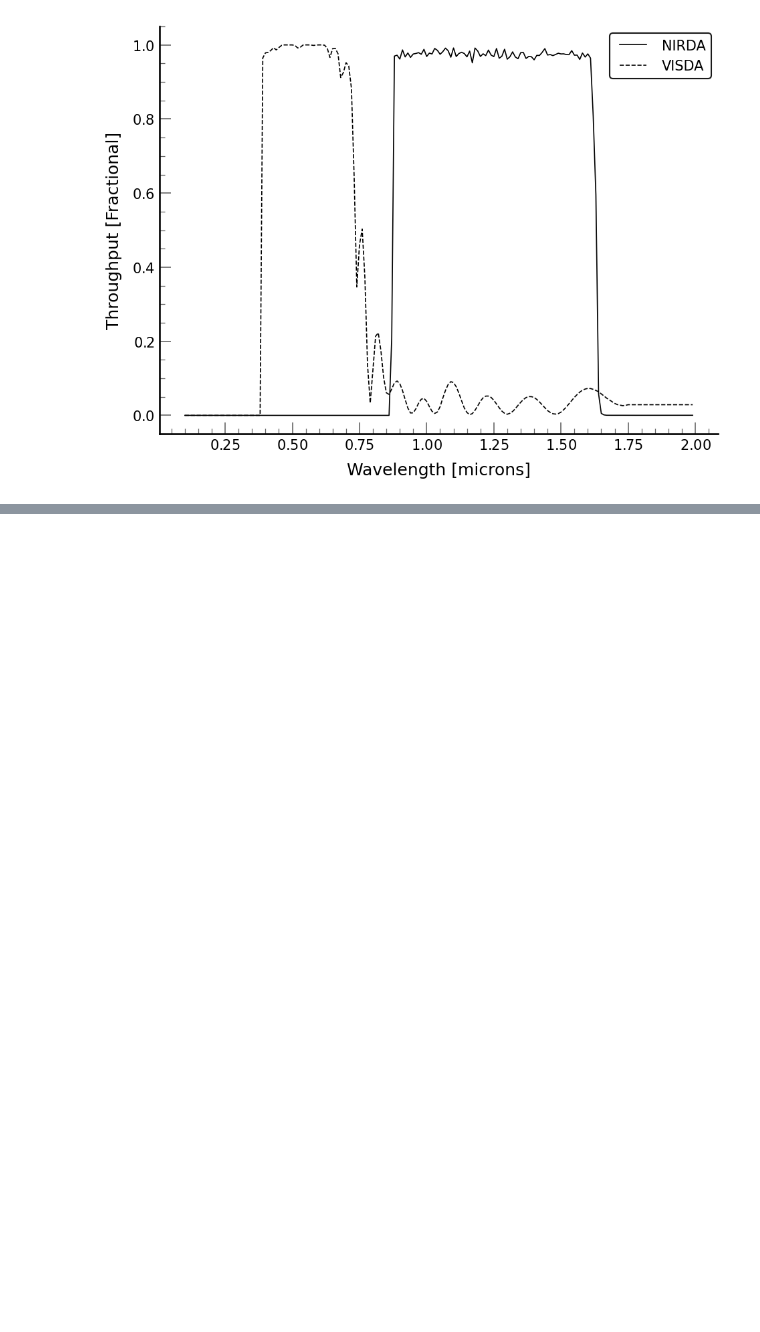
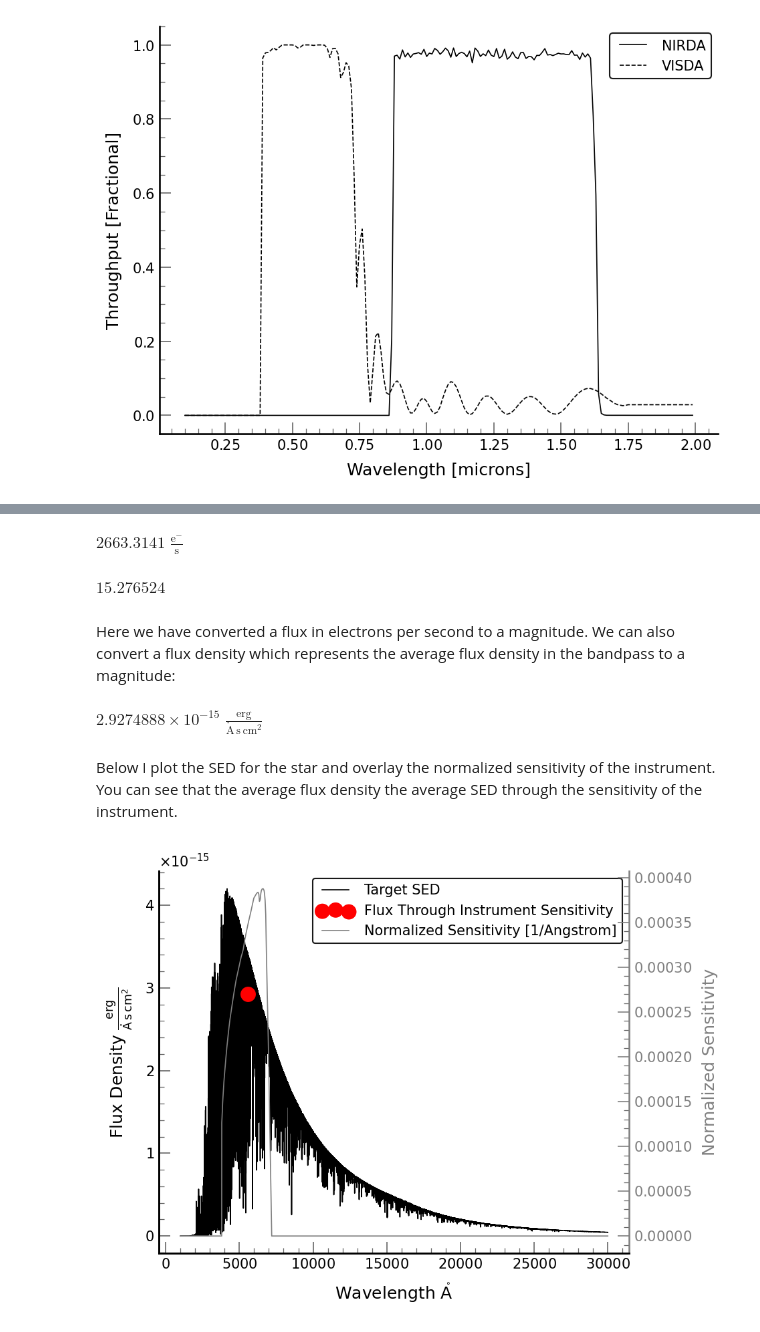
Before and after one commit to PandoraMission/pandora-sat, a Jupyter notebook: docs/intro-to-pandorasat.ipynb, the cells around one changed output, grey strips where cells are left out. Saved outputs shown, nothing was run; the diff lists cells and outputs as text; code cells hidden in the pictures; blank space fills up the shorter version.

```diff
--- a/docs/intro-to-pandorasat.ipynb
+++ b/docs/intro-to-pandorasat.ipynb
@@ -84,0 +136,50 @@ $16.442782 \; \mathrm{}$
+# %%
+flux = np.trapz((sed * visda.sensitivity(wav)), wav)
+flux
+# %% [output]
+$2663.3141 \; \mathrm{\frac{e^{-}}{s}}$
+# %%
+visda.flux_to_mag(flux)
+# %% [output]
+$15.276524 \; \mathrm{}$
+# %% [markdown]
+Here we have converted a flux in electrons per second to a magnitude. We can also convert a flux density which represents the average flux density in the bandpass to a magnitude:
+# %%
+normalized_sensitivity = visda.sensitivity(wav)/np.trapz(visda.sensitivity(wav), wav)
+# %%
+avg_flux_density = np.trapz((sed * normalized_sensitivity), wav)
+avg_flux_density
+# %% [output]
+$2.9274888 \times 10^{-15} \; \mathrm{\frac{erg}{\mathring{A}\,s\,cm^{2}}}$
+# %% [markdown]
+Below I plot the SED for the star and overlay the normalized sensitivity of the instrument. You can see that the average flux density the average SED through the sensitivity of the instrument.
+# %%
+fig, ax1 = plt.subplots()
+
+ax1.plot(wav, sed, label='Target SED')
+ax1.scatter(visda.midpoint.to(wav.unit),
+            avg_flux_density,
+            c='r',
+            s=100,
+            zorder=10,
+            label='Flux Through Instrument Sensitivity')
+
+ax1.set_xlabel(f"Wavelength {wav.unit.to_string('latex')}")
+ax1.set_ylabel(f"Flux Density {sed.unit.to_string('latex')}")
+
+ax2 = ax1.twinx()
+# Plot normalized_sensitivity on the new y-axis
+ax2.plot(wav, normalized_sensitivity, label='Normalized Sensitivity [1/Angstrom]', c='gray')
+ax2.set_ylabel("Normalized Sensitivity")
+ax2.spines["right"].set_color("gray")
+ax2.spines['right'].set_visible(True)
+ax2.tick_params(axis='y', colors="gray")
+ax2.yaxis.label.set_color("gray")
+
+lines1, labels1 = ax1.get_legend_handles_labels()
+lines2, labels2 = ax2.get_legend_handles_labels()
+ax1.legend(lines1 + lines2, labels1 + labels2, loc='best')
+
+plt.show()
+# %% [output]
+[figure, added]
```
Also changed, not shown: parts of 44 cells of this notebook, 4 other files.
